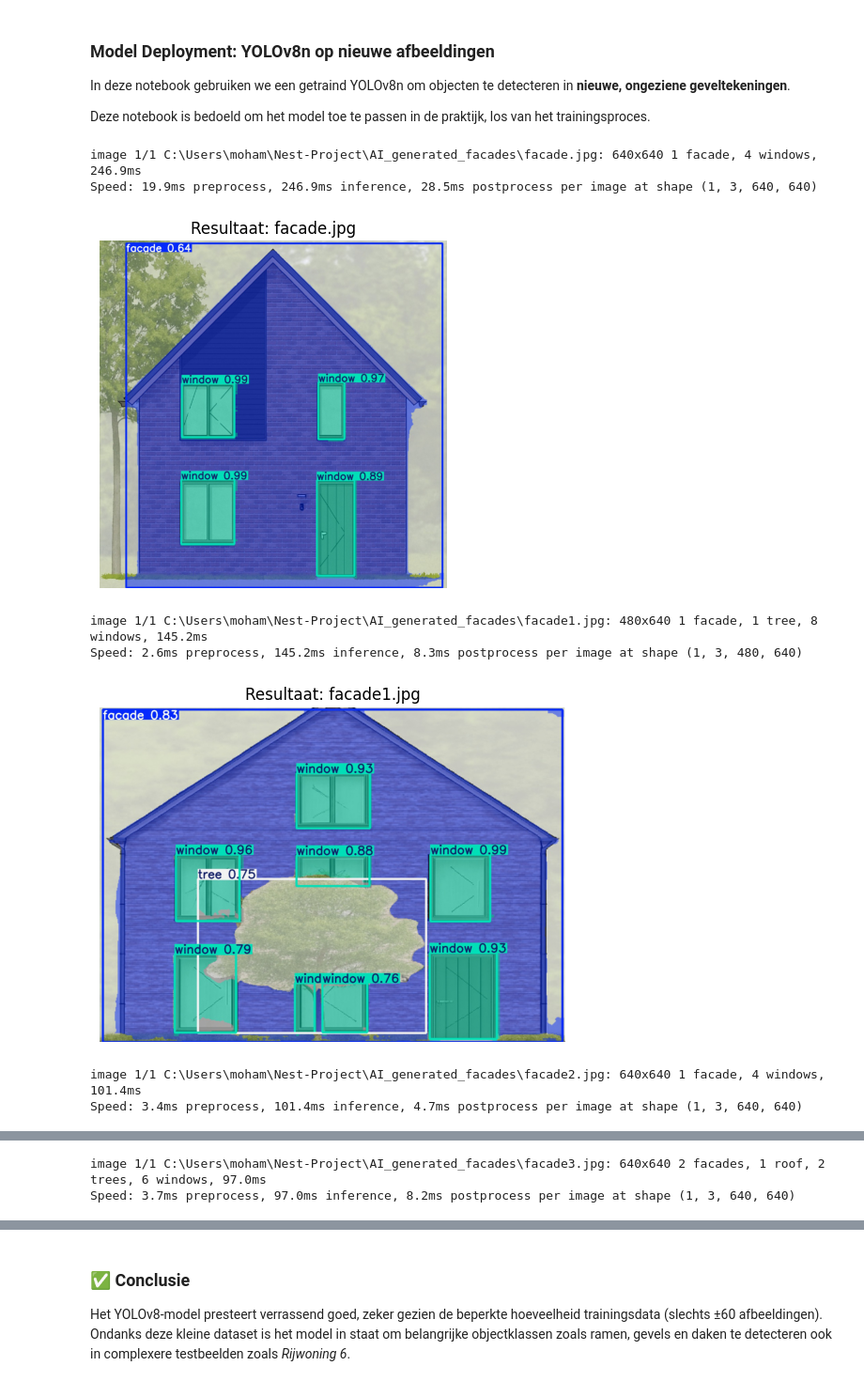
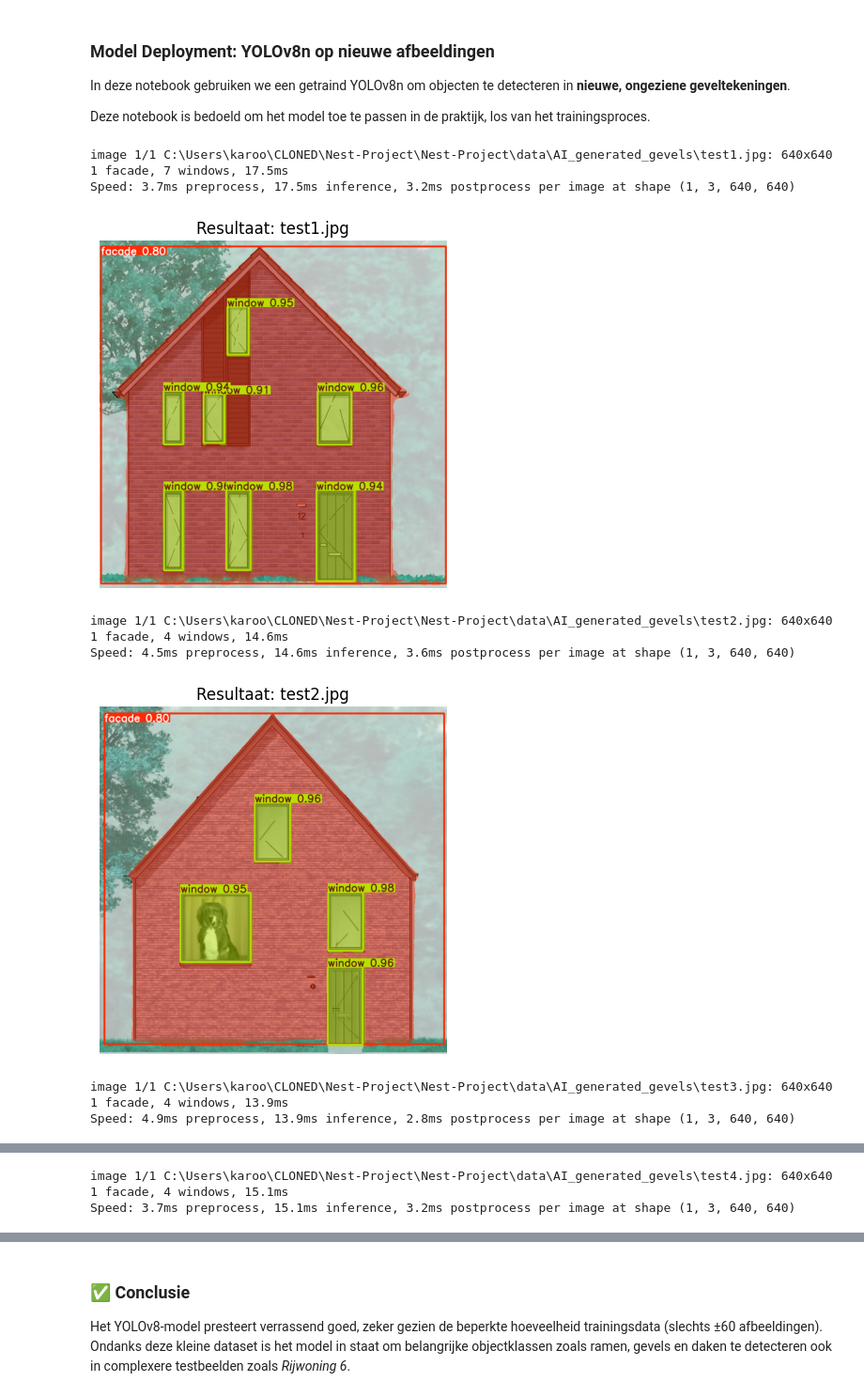
Before and after one commit to Johandada/Nest-Project, a Jupyter notebook: ai_geveltest.ipynb, the cells around one changed output, grey strips where cells are left out. Shown at 94% size. Saved outputs shown, nothing was run; the diff lists cells and outputs as text; code cells hidden in the pictures.

Commit message:
Padstructuur platformonafhankelijk gemaakt met os.path.join

```diff
--- a/ai_geveltest.ipynb
+++ b/ai_geveltest.ipynb
@@ -13,41 +13,35 @@ import os
 import matplotlib.pyplot as plt
 from PIL import Image
 # %%
-# 🔧 Pad naar jouw getrainde model (.pt-bestand)
-model_path = r"C:\Users\moham\Nest-Project\yolovn50ep.pt"
+#  Getraind model laden vanuit de juiste map
+model_path = os.path.join("modellen", "yolo", "yolovn50ep.pt")
 model = YOLO(model_path)
 
-# 📂 Map met nieuwe afbeeldingen om op te testen
-input_folder = r"C:\Users\moham\Nest-Project\AI_generated_facades"
+# de AI gegenereedre geveltekeningen
+input_folder = os.path.join("data", "AI_generated_gevels")
 
-# 📁 Map om resultaten op te slaan
-output_folder = r"C:\Users\moham\CLONED\Nest-Project\Nest-Project\output_resultaten"
-os.makedirs(output_folder, exist_ok=True)
-
-# 🔄 Verwerk elke afbeelding in de inputmap
+# alle afbeeldingen worden verwerkt
 for filename in os.listdir(input_folder):
     if filename.lower().endswith(('.jpg', '.jpeg', '.png')):
         image_path = os.path.join(input_folder, filename)
 
-        # 🔍 Voorspelling uitvoeren
-        results = model.predict(source=image_path, save=False)
+        # Voorspelling uitvoeren
+        results = model.predict(source=image_path, save=False, show=False)
 
-        # 💾 Resultaat opslaan
-        save_path = os.path.join(output_folder, f"result_{filename}")
-        results[0].save(filename=save_path)
+        # Resultaatafbeelding verkrijgen
+        result_image = results[0].plot()
 
-        # 📸 Resultaat weergeven in notebook
-        img = Image.open(save_path)
-        plt.imshow(img)
+        #  Weergeven
+        plt.imshow(result_image)
         plt.axis('off')
         plt.title(f"Resultaat: {filename}")
         plt.show()
 # %% [output]
-image 1/1 C:\Users\moham\Nest-Project\AI_generated_facades\facade.jpg: 640x640 1 facade, 4 windows, 246.9ms
-Speed: 19.9ms preprocess, 246.9ms inference, 28.5ms postprocess per image at shape (1, 3, 640, 640)
+image 1/1 C:\Users\karoo\CLONED\Nest-Project\Nest-Project\data\AI_generated_gevels\test1.jpg: 640x640 1 facade, 7 windows, 17.5ms
+Speed: 3.7ms preprocess, 17.5ms inference, 3.2ms postprocess per image at shape (1, 3, 640, 640)
-[figure, old version]
+[figure, new version]
-image 1/1 C:\Users\moham\Nest-Project\AI_generated_facades\facade1.jpg: 480x640 1 facade, 1 tree, 8 windows, 145.2ms
-Speed: 2.6ms preprocess, 145.2ms inference, 8.3ms postprocess per image at shape (1, 3, 480, 640)
+image 1/1 C:\Users\karoo\CLONED\Nest-Project\Nest-Project\data\AI_generated_gevels\test2.jpg: 640x640 1 facade, 4 windows, 14.6ms
+Speed: 4.5ms preprocess, 14.6ms inference, 3.6ms postprocess per image at shape (1, 3, 640, 640)
-[figure, old version]
+[figure, new version]
-image 1/1 C:\Users\moham\Nest-Project\AI_generated_facades\facade2.jpg: 640x640 1 facade, 4 windows, 101.4ms
-Speed: 3.4ms preprocess, 101.4ms inference, 4.7ms postprocess per image at shape (1, 3, 640, 640)
+image 1/1 C:\Users\karoo\CLONED\Nest-Project\Nest-Project\data\AI_generated_gevels\test3.jpg: 640x640 1 facade, 4 windows, 13.9ms
+Speed: 4.9ms preprocess, 13.9ms inference, 2.8ms postprocess per image at shape (1, 3, 640, 640)
@@ -55,2 +49,2 @@ Speed: 3.4ms preprocess, 101.4ms inference, 4.7ms postprocess per image at shape
-image 1/1 C:\Users\moham\Nest-Project\AI_generated_facades\facade3.jpg: 640x640 2 facades, 1 roof, 2 trees, 6 windows, 97.0ms
-Speed: 3.7ms preprocess, 97.0ms inference, 8.2ms postprocess per image at shape (1, 3, 640, 640)
+image 1/1 C:\Users\karoo\CLONED\Nest-Project\Nest-Project\data\AI_generated_gevels\test4.jpg: 640x640 1 facade, 4 windows, 15.1ms
+Speed: 3.7ms preprocess, 15.1ms inference, 3.2ms postprocess per image at shape (1, 3, 640, 640)
```
Also changed, not shown: parts of 2 cells of this notebook.
